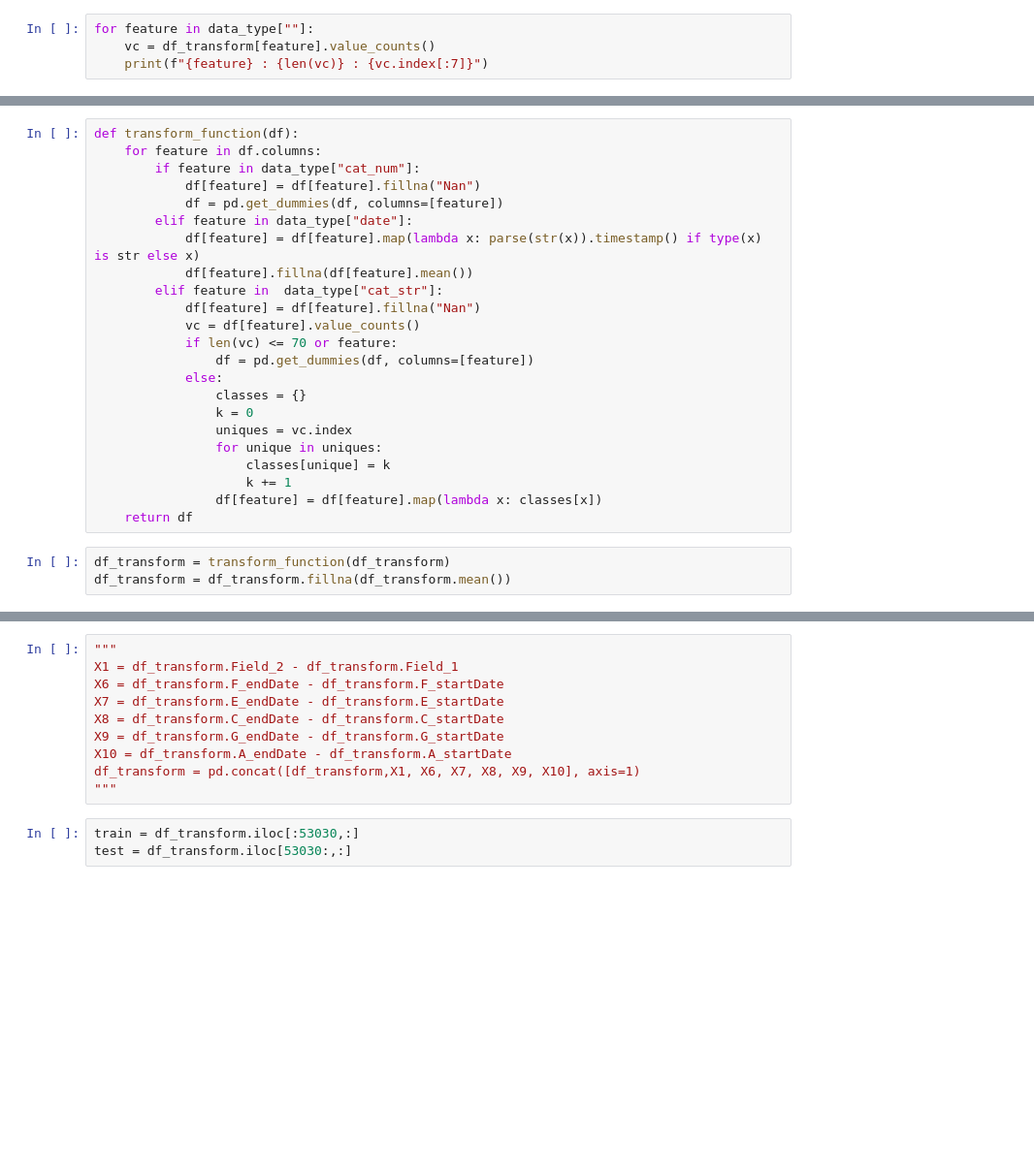
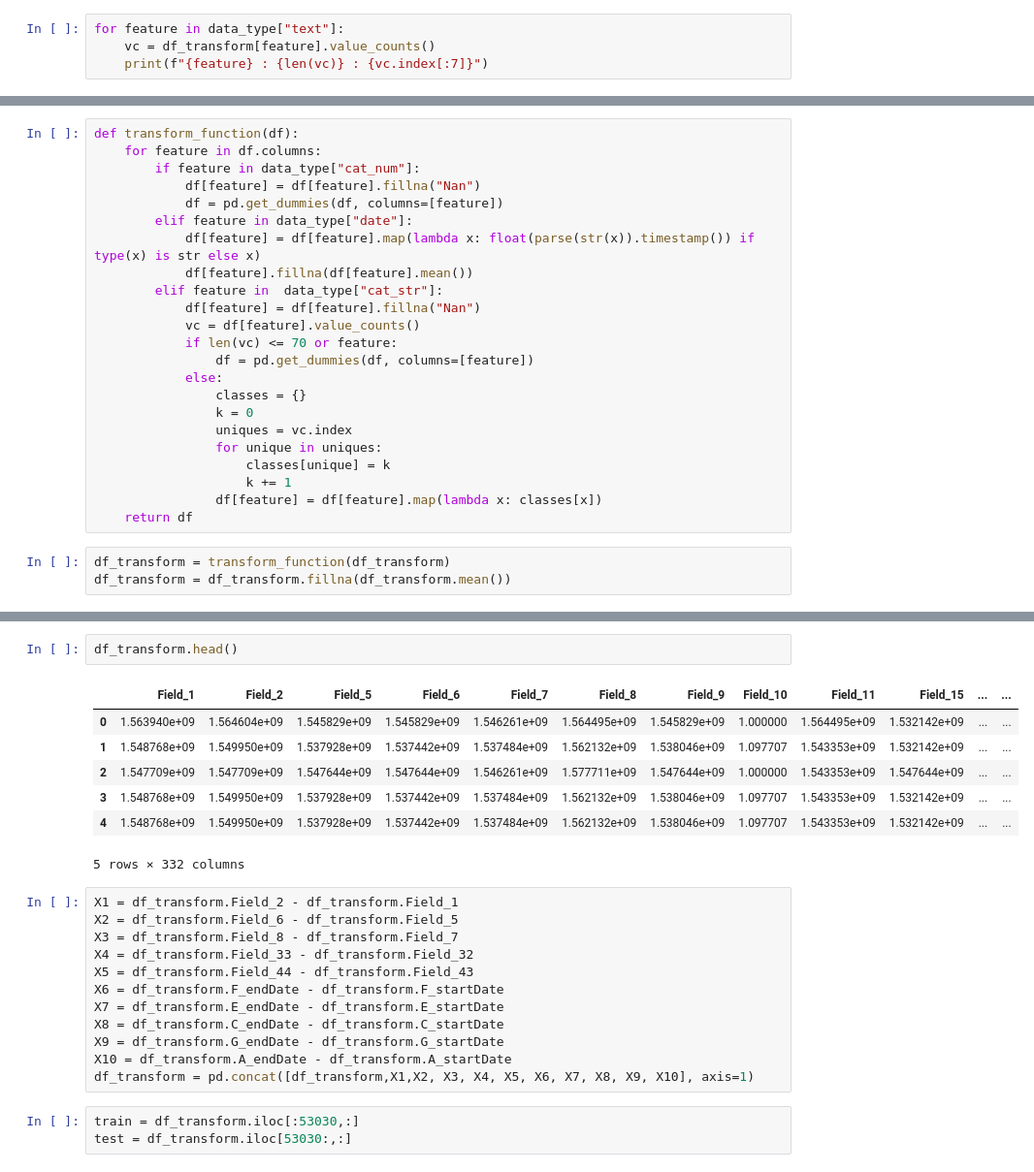
Before and after one commit to Dunghuynh110496/kalapa, a Jupyter notebook: Step_2.ipynb, the cells around one changed output, grey strips where cells are left out. Shown: that part at 97% size. Saved outputs shown, nothing was run; the diff lists cells and outputs as text; blank space fills up the shorter version.

```diff
--- a/Step_2.ipynb
+++ b/Step_2.ipynb
@@ -38,7 +38,7 @@ data_type = {
     "drop" : ["Field_45", "Field_34","Field_68", "diaChi", "Field_46", "Field_55"]
 }
 # %%
-for feature in data_type[""]:
+for feature in data_type["text"]:
     vc = df_transform[feature].value_counts()
     print(f"{feature} : {len(vc)} : {vc.index[:7]}")
 # %% [output]
@@ -671,7 +713,7 @@ def transform_function(df):
             df[feature] = df[feature].fillna("Nan")
             df = pd.get_dummies(df, columns=[feature])
         elif feature in data_type["date"]:
-            df[feature] = df[feature].map(lambda x: parse(str(x)).timestamp() if type(x) is str else x)
+            df[feature] = df[feature].map(lambda x: float(parse(str(x)).timestamp()) if type(x) is str else x)
             df[feature].fillna(df[feature].mean())
         elif feature in  data_type["cat_str"]:
             df[feature] = df[feature].fillna("Nan")
@@ -696,13 +756,25 @@ for feature in df_transform.columns:
+# %%
+df_transform.head()
+# %% [output]
+|  | Field_1 | Field_2 | Field_5 | Field_6 | Field_7 | Field_8 | Field_9 | Field_10 | Field_11 | Field_15 | ... | ... |
+| 0 | 1.563940e+09 | 1.564604e+09 | 1.545829e+09 | 1.545829e+09 | 1.546261e+09 | 1.564495e+09 | 1.545829e+09 | 1.000000 | 1.564495e+09 | 1.532142e+09 | ... | ... |
+| 1 | 1.548768e+09 | 1.549950e+09 | 1.537928e+09 | 1.537442e+09 | 1.537484e+09 | 1.562132e+09 | 1.538046e+09 | 1.097707 | 1.543353e+09 | 1.532142e+09 | ... | ... |
+| 2 | 1.547709e+09 | 1.547709e+09 | 1.547644e+09 | 1.547644e+09 | 1.546261e+09 | 1.577711e+09 | 1.547644e+09 | 1.000000 | 1.543353e+09 | 1.547644e+09 | ... | ... |
+| 3 | 1.548768e+09 | 1.549950e+09 | 1.537928e+09 | 1.537442e+09 | 1.537484e+09 | 1.562132e+09 | 1.538046e+09 | 1.097707 | 1.543353e+09 | 1.532142e+09 | ... | ... |
+| 4 | 1.548768e+09 | 1.549950e+09 | 1.537928e+09 | 1.537442e+09 | 1.537484e+09 | 1.562132e+09 | 1.538046e+09 | 1.097707 | 1.543353e+09 | 1.532142e+09 | ... | ... |
+5 rows × 332 columns
 # %%
-"""
 X1 = df_transform.Field_2 - df_transform.Field_1
+X2 = df_transform.Field_6 - df_transform.Field_5
+X3 = df_transform.Field_8 - df_transform.Field_7
+X4 = df_transform.Field_33 - df_transform.Field_32
+X5 = df_transform.Field_44 - df_transform.Field_43
 X6 = df_transform.F_endDate - df_transform.F_startDate
 X7 = df_transform.E_endDate - df_transform.E_startDate
 X8 = df_transform.C_endDate - df_transform.C_startDate
 X9 = df_transform.G_endDate - df_transform.G_startDate
 X10 = df_transform.A_endDate - df_transform.A_startDate
-df_transform = pd.concat([df_transform,X1, X6, X7, X8, X9, X10], axis=1)
-"""
+df_transform = pd.concat([df_transform,X1,X2, X3, X4, X5, X6, X7, X8, X9, X10], axis=1)
 # %%
 train = df_transform.iloc[:53030,:]
 test = df_transform.iloc[53030:,:]
```
Also changed, not shown: parts of 8 cells of this notebook.
